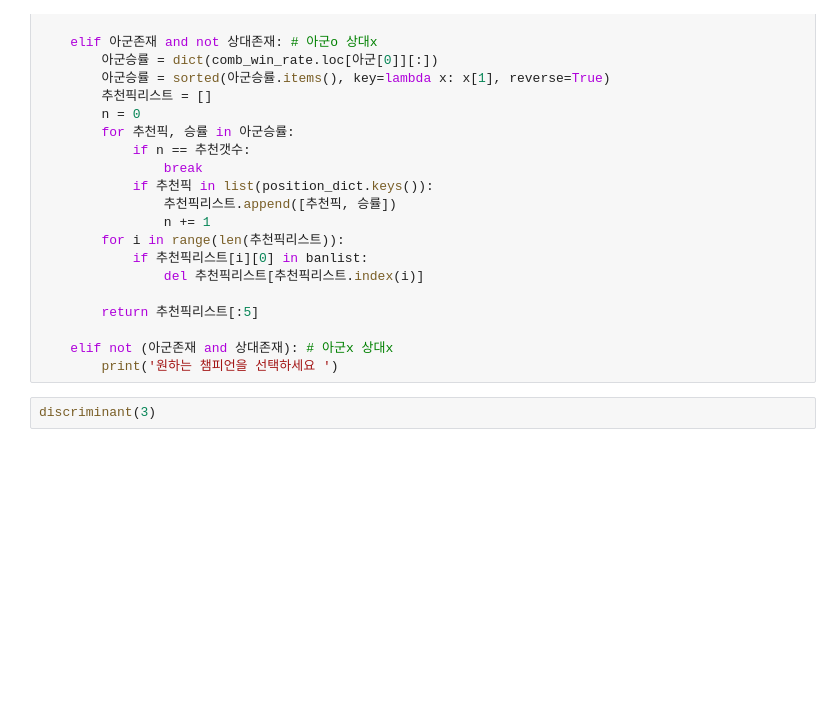
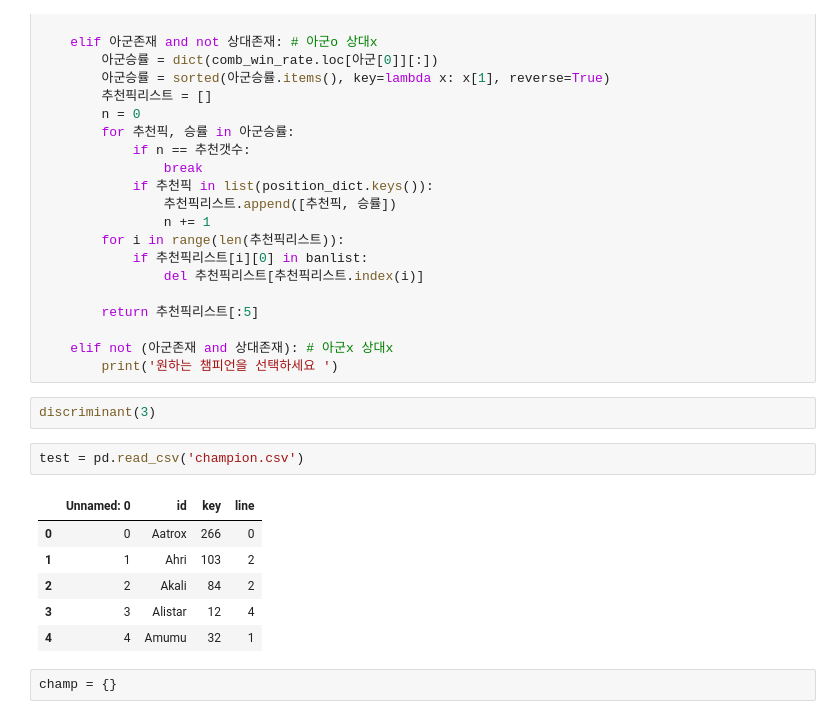
Before and after one commit to CSID-DGU/2020-2-OSSP-CP-DHL-3, a Jupyter notebook: src/ipynb/EDA.ipynb, the cells around one changed output. Cells and saved outputs as stored; diff of their text form; blank space fills up the shorter version.

```diff
--- a/src/ipynb/EDA.ipynb
+++ b/src/ipynb/EDA.ipynb
@@ -637,3 +637,14 @@ def discriminant(my_position):
         print('원하는 챔피언을 선택하세요 ')
 # %%
 discriminant(3)
+# %%
+test = pd.read_csv('champion.csv')
+# %% [output]
+|  | Unnamed: 0 | id | key | line |
+| 0 | 0 | Aatrox | 266 | 0 |
+| 1 | 1 | Ahri | 103 | 2 |
+| 2 | 2 | Akali | 84 | 2 |
+| 3 | 3 | Alistar | 12 | 4 |
+| 4 | 4 | Amumu | 32 | 1 |
+# %%
+champ = {}
```
Also changed, not shown: parts of 2 cells of this notebook.
